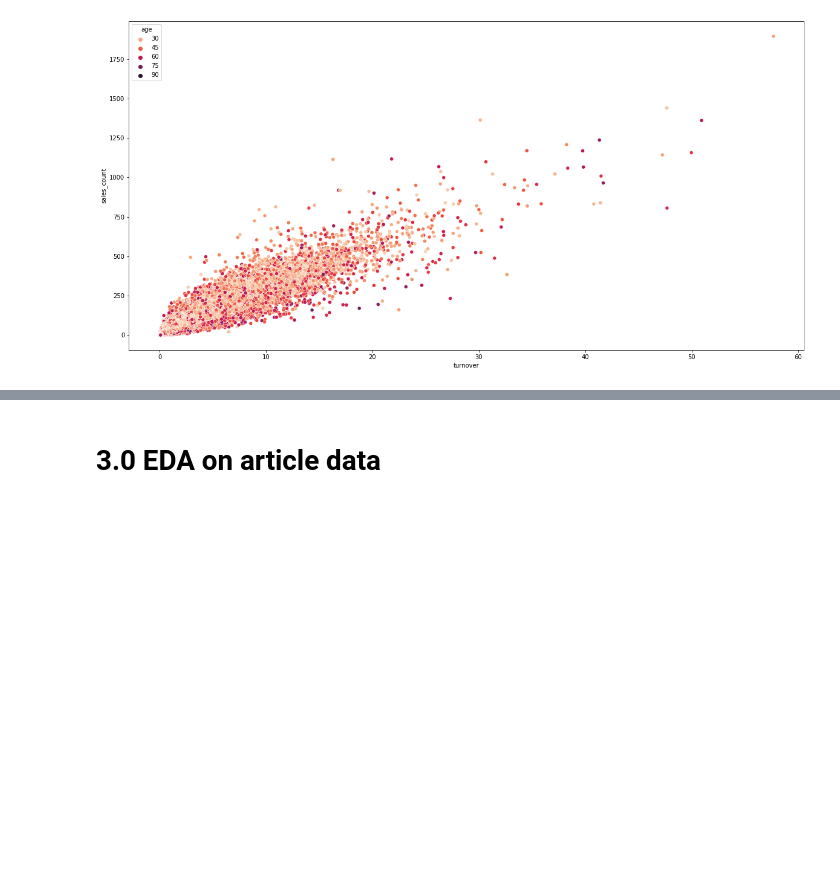
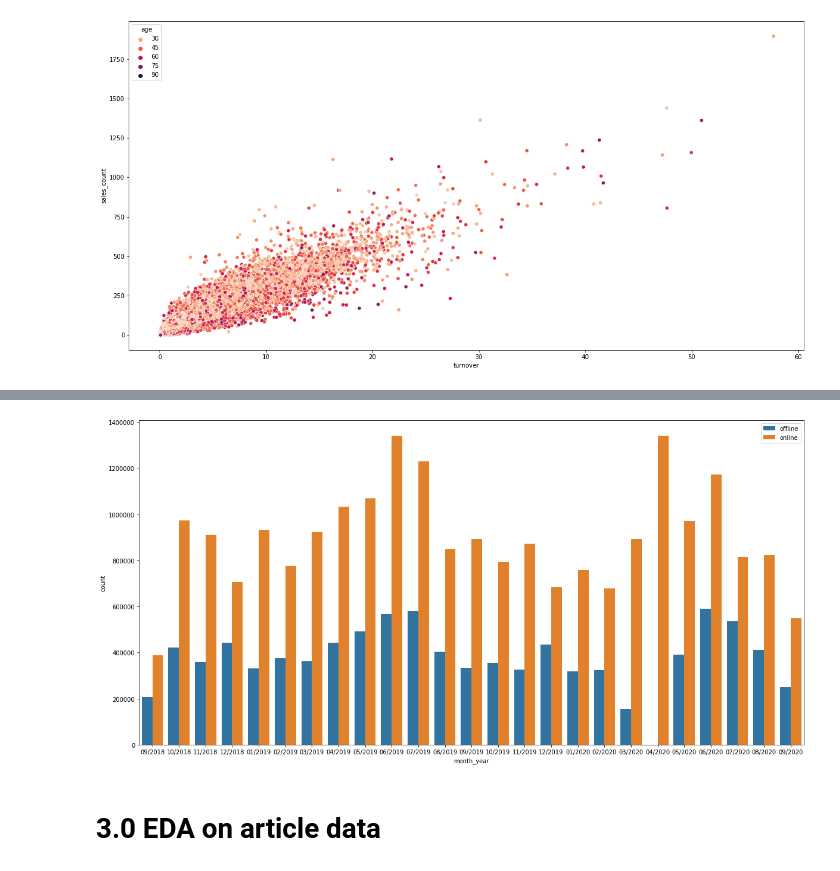
Before and after one commit to theflyingd/fashion-recommender, a Jupyter notebook: notebooks/Initial_EDA_CMM.ipynb, the cells around one changed output, grey strips where cells are left out. Drawn from its saved outputs; the diff is of its cells as text; code cells hidden in the pictures; blank space fills up the shorter version.

```diff
--- a/notebooks/Initial_EDA_CMM.ipynb
+++ b/notebooks/Initial_EDA_CMM.ipynb
@@ -248,3 +260,15 @@ sns.scatterplot(x='turnover', y='sales_count', hue='age', palette=palette, data=
+# %%
+# Plot sales per month and channel (1=offline, 2=online):
+
+plt.figure(figsize=(20, 10))
+ax = sns.countplot('month_year', data=df_trans, hue='sales_channel_id')
+ax.ticklabel_format(style='plain', axis='y')
+legend_labels, _ = ax.get_legend_handles_labels()
+ax.legend(legend_labels, ['offline','online'], bbox_to_anchor=(1,1))
+
+plt.show()
+# %% [output]
+[figure, added]
 # %% [markdown]
 # 3.0 EDA on article data
 # %%
```
Also changed, not shown: parts of 24 cells of this notebook, 1 other file.
